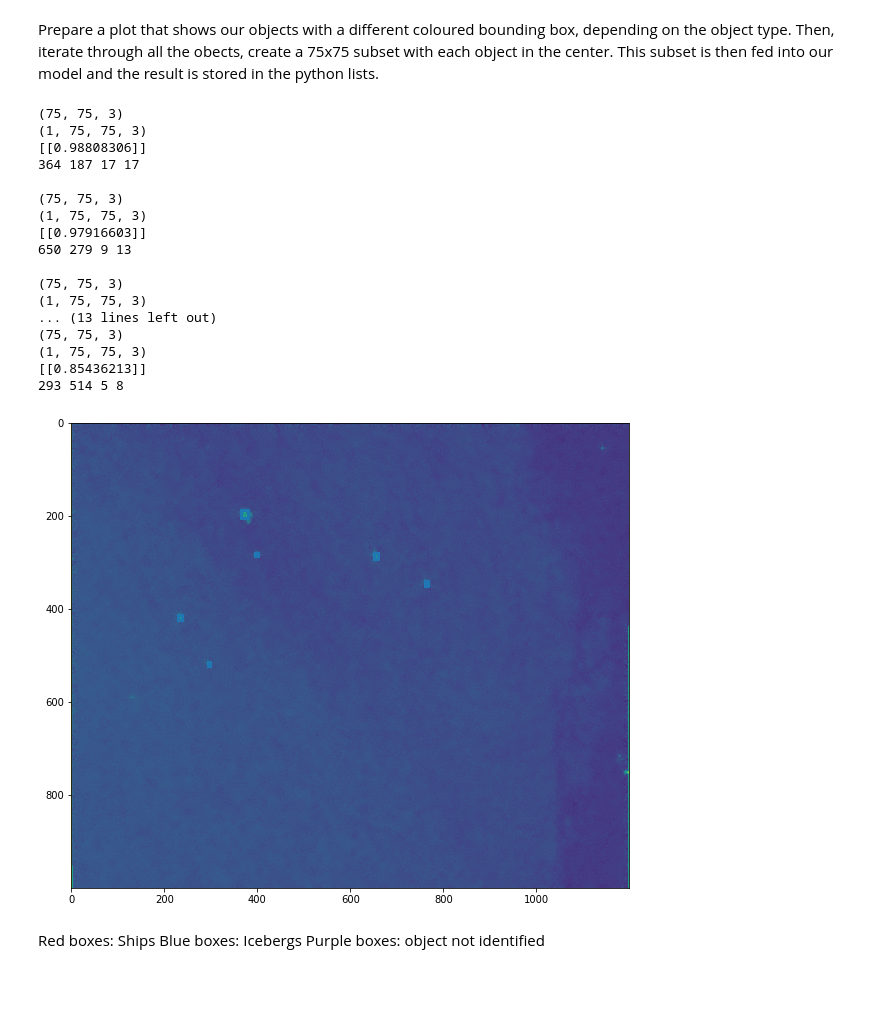
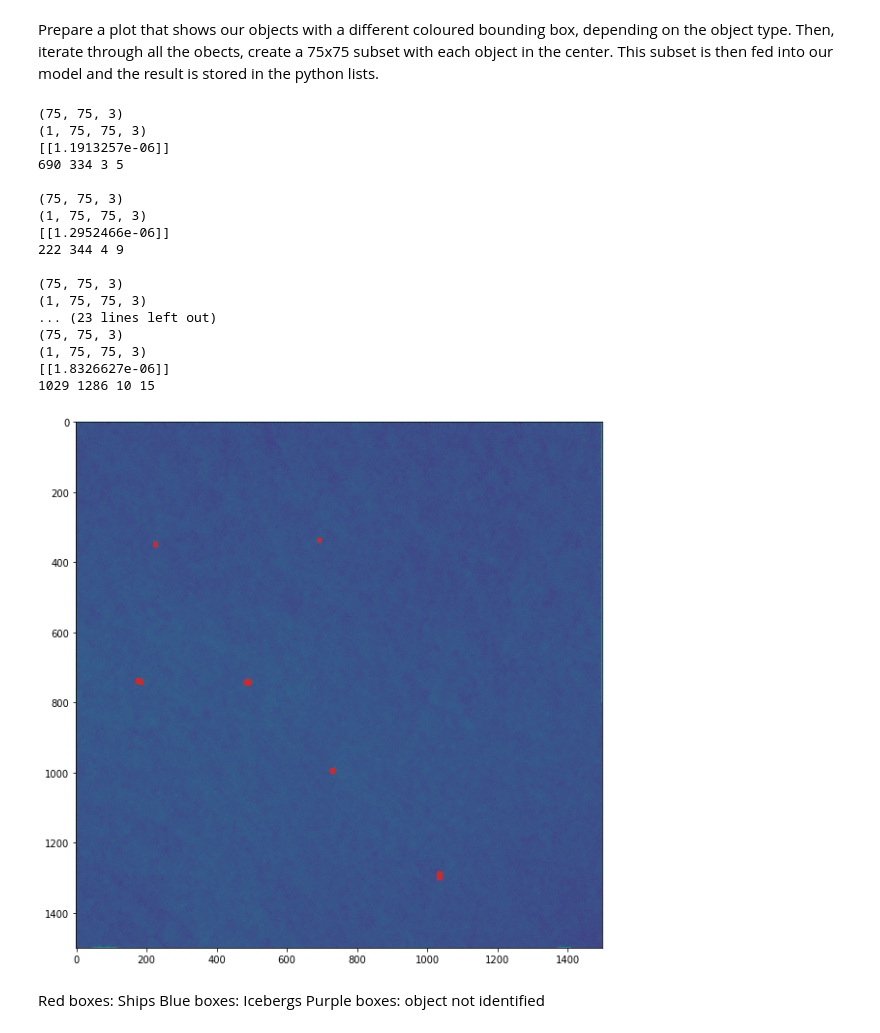
Before and after one commit to eikeschuett/IcebergShipDetection, a Jupyter notebook: Object_Detection.ipynb, the cells around one changed output. Saved outputs shown, nothing was run; the diff lists cells and outputs as text; code cells hidden in the pictures; blank space fills up the shorter version.

```diff
--- a/Object_Detection.ipynb
+++ b/Object_Detection.ipynb
@@ -54,7 +53,7 @@ Create temporary working directory and unzip the satellite data to this director
 # %%
 # Path to .zip file in my mounted drive
 path = "/content/drive/MyDrive/Iceberg_Ship_Classification/Testscenes/"
-file = "S1B_IW_GRDH_1SDH_20200730T100802_20200730T100827_022699_02B151_F93E_output.zip"
+file = "S1B_IW_GRDH_1SDH_20210114T100803_20210114T100828_025149_02FE89_234D_output.zip"
 #file = scene + "_output.zip"
 
 # Create temporary working diretory in colab
@@ -233,23 +232,19 @@ for bbox in bboxes:
 
     # If parts of the subset would be out of bounds of original image, place the subplot at the border of the image
     if x1 < 0:
-      continue
-        #x1 = 0
-        #x2 = 75
+        x1 = 0
+        x2 = 75
     if y1 < 0:
-      continue
-        #y1 = 0
-        #y2 = 75
+        y1 = 0
+        y2 = 75
 
     if x2 > np.shape(b3)[0]:
-      continue
-        #x1 = np.shape(b3)[0]-76
-        #x2 = np.shape(b3)[0]-1
+        x1 = np.shape(b3)[0]-76
+        x2 = np.shape(b3)[0]-1
 
     if y2 > np.shape(b3)[1]:
-      continue
-        #y1 = np.shape(b3)[1]-76
-        #y2 = np.shape(b3)[1]-1
+        y1 = np.shape(b3)[1]-76
+        y2 = np.shape(b3)[1]-1
 
 
     sub_hh = hh[x1:x2, y1:y2]
@@ -263,10 +258,8 @@ for bbox in bboxes:
     print(np.shape(sub_img))
 
     # feed sub_img into the model to predict
-    # Output temporarily imitated by a random number
-    output = model.predict([sub_img, np.array([0.2])], batch_size=1)
+    output = model.predict([sub_img, np.array([34.2])], batch_size=1)
     print(output)
-    # output = random.uniform(0,1)
 
     if output < 0.3:
         # Ship!
@@ -278,41 +271,41 @@ for bbox in bboxes:
     elif output > 0.7:
         # Iceberg!
         icebergs.append(bbox)
         #icebergs_geo.append([LatLon_from_XY(product, bbox[0], bbox[1]),
         #                     LatLon_from_XY(product, bbox[2], bbox[3])])
         box = mpatches.Rectangle((ul[0], ul[1]), width, height,
                                  edgecolor='tab:blue', linewidth=lw, fill=None)
     else:
         # Unknown floating object
         ufo.append(bbox)
         #ufo_geo.append([LatLon_from_XY(product, bbox[0], bbox[1]),
         #                LatLon_from_XY(product, bbox[2], bbox[3])])
         box = mpatches.Rectangle((ul[0], ul[1]), width, height,
                                  edgecolor='tab:purple', linewidth=lw, fill=None)
 
     ax.add_patch(box)
     print(ul[0],ul[1], width, height)
     print(" ")
 plt.show()
 # %% [output]
 (75, 75, 3)
 (1, 75, 75, 3)
-[[0.98808306]]
-364 187 17 17
+[[1.1913257e-06]]
+690 334 3 5
 
 (75, 75, 3)
 (1, 75, 75, 3)
-[[0.97916603]]
-650 279 9 13
+[[1.2952466e-06]]
+222 344 4 9
 
 (75, 75, 3)
 (1, 75, 75, 3)
-... (13 lines left out)
+... (23 lines left out)
 (75, 75, 3)
 (1, 75, 75, 3)
-[[0.85436213]]
-293 514 5 8
+[[1.8326627e-06]]
+1029 1286 10 15
-[figure, old version]
+[figure, new version]
 # %% [markdown]
 Red boxes: Ships
 Blue boxes: Icebergs
```
Also changed, not shown: parts of 7 cells of this notebook.
